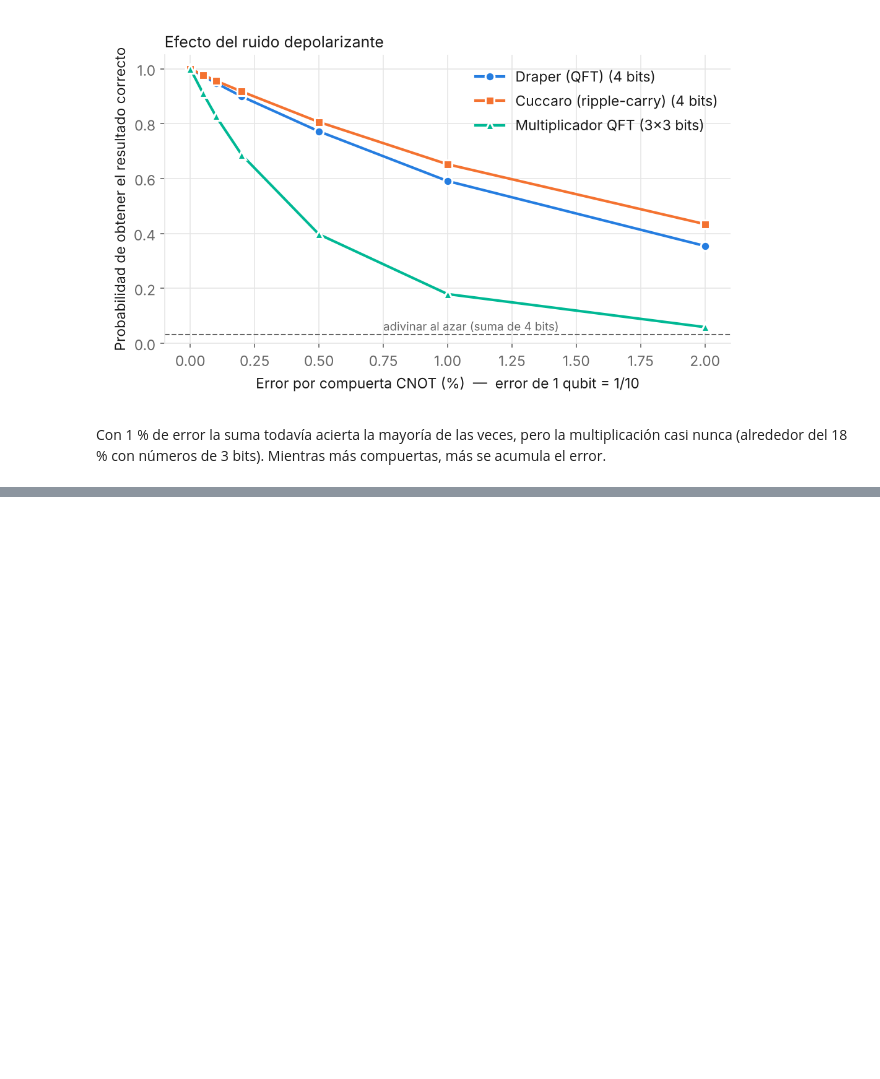
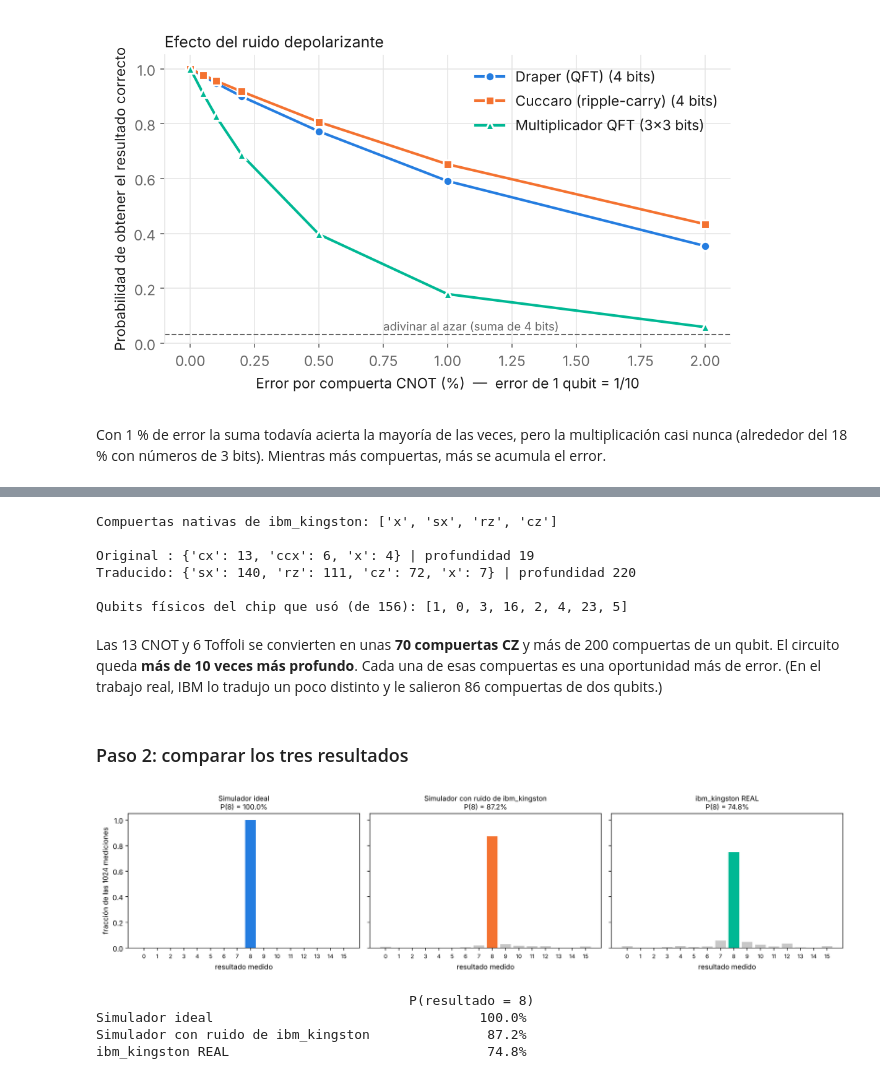
Before and after one commit to tanmacre1998-art/CC_A_Complejo, a Jupyter notebook: notebooks/calculadora_cuantica.ipynb, the cells around one changed output, grey strips where cells are left out. Drawn from its saved outputs; the diff is of its cells as text; code cells hidden in the pictures; blank space fills up the shorter version.

Commit message:
Notebook: comparación entre el simulador y el computador real

```diff
--- a/notebooks/calculadora_cuantica.ipynb
+++ b/notebooks/calculadora_cuantica.ipynb
@@ -356,0 +404,64 @@ del 18 % con números de 3 bits). Mientras más compuertas, más se acumula el e
+# %%
+import warnings; warnings.filterwarnings("ignore")
+from qiskit_ibm_runtime.fake_provider import FakeKingston
+
+kingston = FakeKingston()
+print("Compuertas nativas de ibm_kingston:", [g for g in kingston.operation_names if g in ("cz", "rz", "sx", "x")])
+
+traducido = transpile(circuito, kingston, optimization_level=3, seed_transpiler=7)
+def compuertas(c): return {k: v for k, v in c.count_ops().items() if k not in ("barrier", "measure")}
+print("\nOriginal :", compuertas(circuito), "| profundidad", circuito.depth())
+print("Traducido:", compuertas(traducido), "| profundidad", traducido.depth())
+print("\nQubits físicos del chip que usó (de 156):", traducido.layout.final_index_layout())
+# %% [output]
+Compuertas nativas de ibm_kingston: ['x', 'sx', 'rz', 'cz']
+
+Original : {'cx': 13, 'ccx': 6, 'x': 4} | profundidad 19
+Traducido: {'sx': 140, 'rz': 111, 'cz': 72, 'x': 7} | profundidad 220
+
+Qubits físicos del chip que usó (de 156): [1, 0, 3, 16, 2, 4, 23, 5]
+# %% [markdown]
+Las 13 CNOT y 6 Toffoli se convierten en unas **70 compuertas CZ** y más de 200 compuertas de un qubit. El circuito
+queda **más de 10 veces más profundo**. Cada una de esas compuertas es una oportunidad más de error. (En el trabajo
+real, IBM lo tradujo un poco distinto y le salieron 86 compuertas de dos qubits.)
+# %% [markdown]
+### Paso 2: comparar los tres resultados
+# %%
+import json
+
+# 1) Simulación ideal (lo que corre en PowerShell)
+ideal = AerSimulator(seed_simulator=7)
+c_ideal = ideal.run(transpile(circuito, ideal), shots=1024).result().get_counts()
+
+# 2) Simulación con el ruido medido de ibm_kingston
+ruidoso = AerSimulator.from_backend(kingston, seed_simulator=7)
+c_ruido = ruidoso.run(traducido, shots=1024).result().get_counts()
+
+# 3) El computador cuántico REAL (resultado descargado de IBM)
+real = json.load(open("resultados/ibm_kingston_5mas3_cuccaro.json"))
+c_real = real["cuentas"]
+
+valores = [format(v, "04b") for v in range(16)]
+series = [("Simulador ideal", c_ideal, "#257de0"),
+          ("Simulador con ruido de ibm_kingston", c_ruido, "#f47230"),
+          ("ibm_kingston REAL", c_real, "#00b894")]
+
+fig, axs = plt.subplots(1, 3, figsize=(15, 3.8), sharey=True)
+for ax, (titulo, cuentas, color) in zip(axs, series):
+    ys = [cuentas.get(v, 0) / 1024 for v in valores]
+    ax.bar(range(16), ys, color=[color if v == "1000" else "#c8c8c8" for v in valores])
+    ax.set_title(f"{titulo}\nP(8) = {cuentas.get('1000', 0) / 1024:.1%}", fontsize=10)
+    ax.set_xticks(range(16), [str(i) for i in range(16)], fontsize=8)
+    ax.set_xlabel("resultado medido")
+axs[0].set_ylabel("fracción de las 1024 mediciones")
+plt.tight_layout(); plt.show()
+
+print(f"{'':38}{'P(resultado = 8)':>18}")
+for titulo, cuentas, _ in series:
+    print(f"{titulo:38}{cuentas.get('1000', 0) / 1024:>17.1%}")
+# %% [output]
+[figure, added]
+                                        P(resultado = 8)
+Simulador ideal                                  100.0%
+Simulador con ruido de ibm_kingston               87.2%
+ibm_kingston REAL                                 74.8%
```
Also changed, not shown: parts of 5 cells of this notebook, 2 other files.
